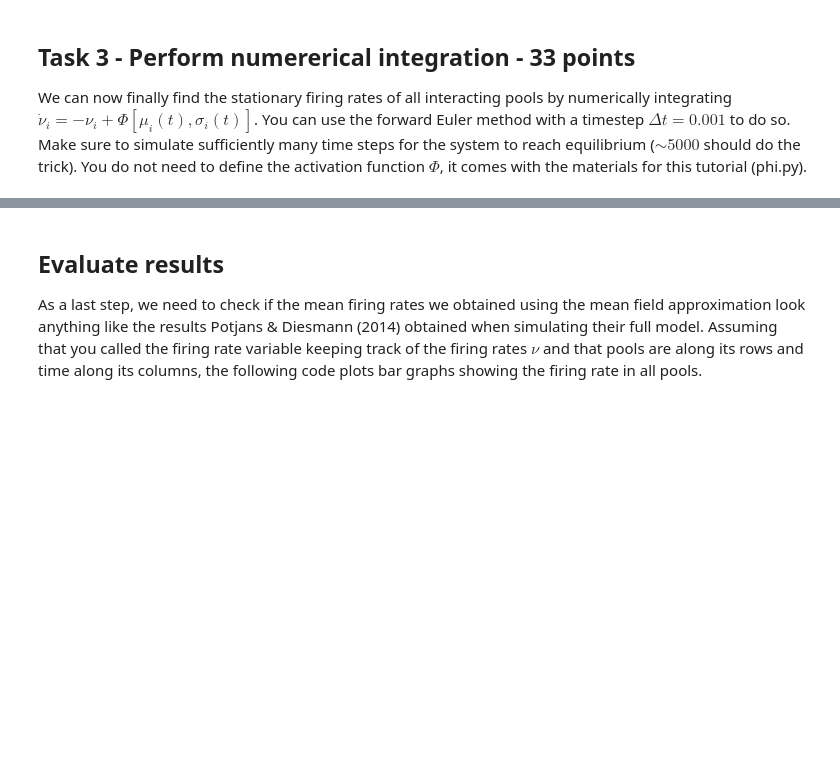
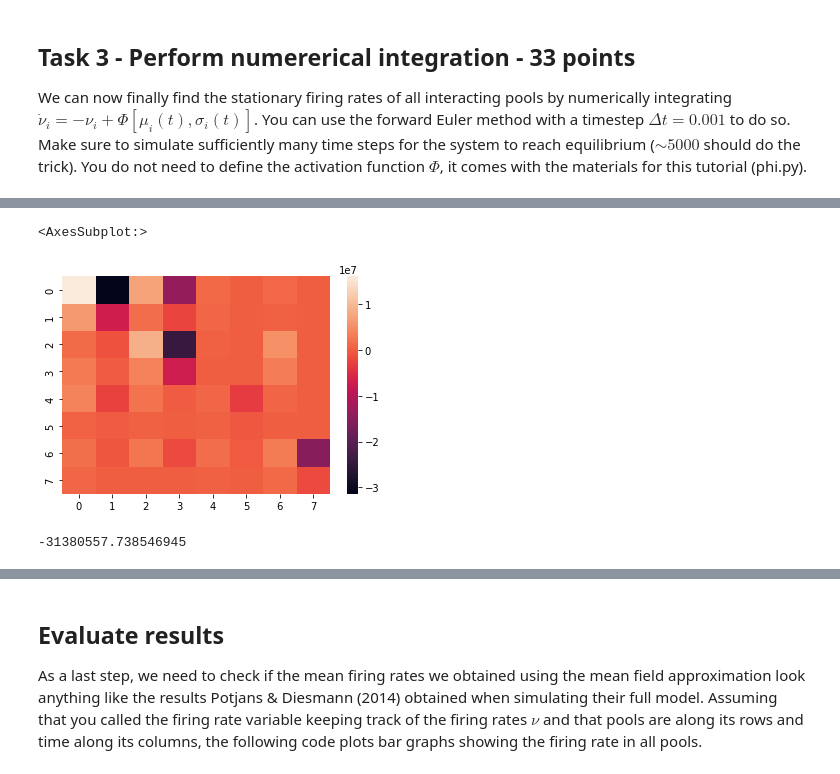
Before and after one commit to yvarhulshof/W4_yvarhulshof, a Jupyter notebook: Session04.ipynb, the cells around one changed output, grey strips where cells are left out. Cells and saved outputs as stored; diff of their text form; code cells hidden in the pictures; blank space fills up the shorter version.

```diff
--- a/Session04.ipynb
+++ b/Session04.ipynb
@@ -106,0 +209,9 @@ We can now finally find the stationary firing rates of all interacting pools by
+# %%
+sns.heatmap(K*W_rec)
+# %% [output]
+<AxesSubplot:>
+[figure, added]
+# %%
+np.min(K*W_rec)
+# %% [output]
+-31380557.738546945
```
Also changed, not shown: parts of 35 cells of this notebook.
